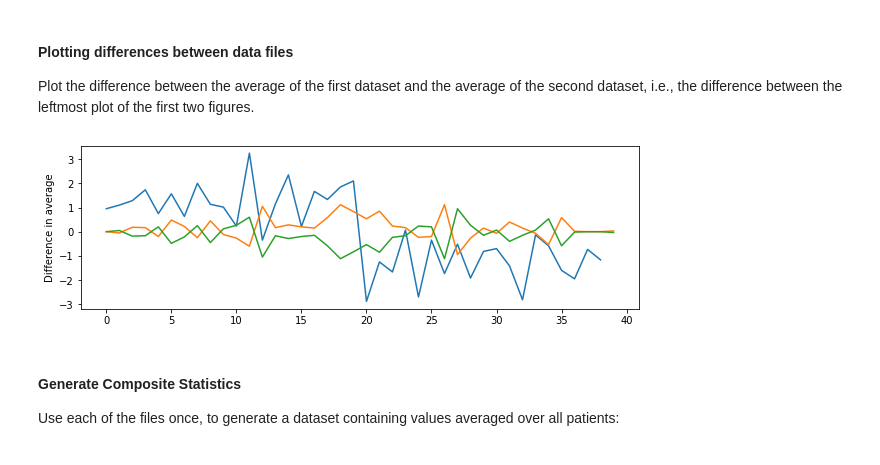
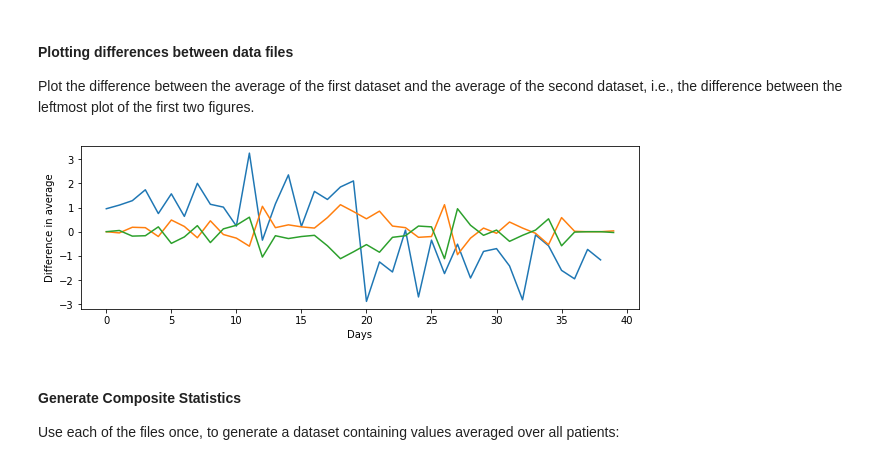
Before and after one commit to EdwinChalmers/2019-07-24-intro-to-python-workshop, a Jupyter notebook: lessons/python/ep4-multiple-files.ipynb, the cells around one changed output. Drawn from its saved outputs; the diff is of its cells as text; code cells hidden in the pictures.

```diff
--- a/lessons/python/ep4-multiple-files.ipynb
+++ b/lessons/python/ep4-multiple-files.ipynb
@@ -142,35 +142,35 @@ Plot the difference between the average of the first dataset and the average of
 # %%
 import glob
 import numpy as np
 import matplotlib.pyplot as plt
 
 # Grab all the filenames and sort them
 filenames = sorted(glob.glob('data/inflammation*.csv'))
 
 # load the first 2 data files
 data0 = np.loadtxt(fname=filenames[0], delimiter=',')
 data1 = np.loadtxt(fname=filenames[1], delimiter=',')
 
 # create a figure
 fig = plt.figure(figsize=(10.0, 3.0))
 
 # add a label to Y axis
 plt.ylabel('Difference in average')
-
+plt.xlabel('Days')
 # now compute the means - np.mean()
 mdata0 = np.mean(data0, axis = 0)
 mdata1 = np.mean(data1, axis = 0)
 diffdata = np.diff(mdata0 + mdata1)
 # and plot the difference between the means of the first and second data set - plt.plot()
 
 plt.plot(diffdata) #blue
 plt.plot(mdata0 - mdata1) #orange
 plt.plot(mdata1 - mdata0) #green
 
 # and show it
 plt.show()
 # %% [output]
-[figure, old version]
+[figure, new version]
 # %% [markdown]
 #### Generate Composite Statistics
 Use each of the files once, to generate a dataset containing values averaged over all patients:
```
Also changed, not shown: parts of 1 cell of this notebook, 1 other file.
